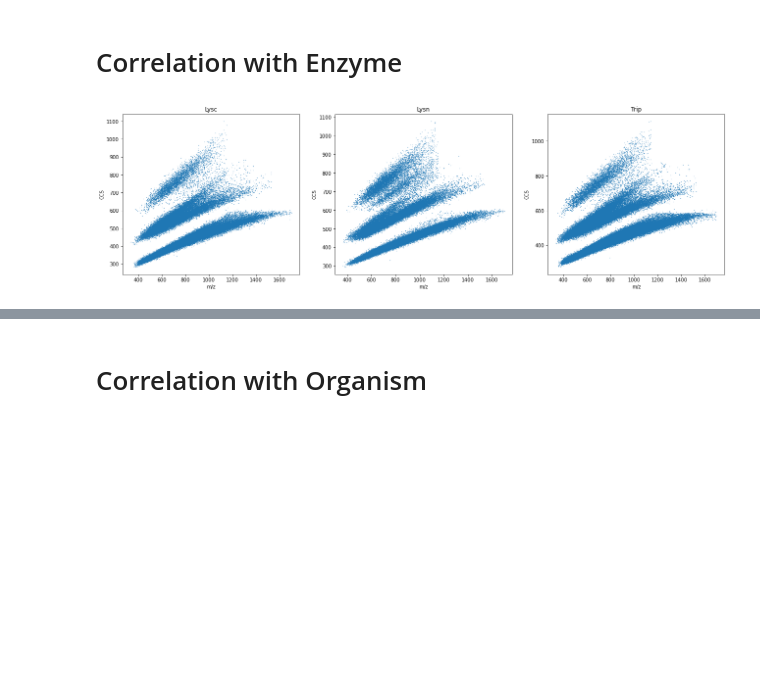
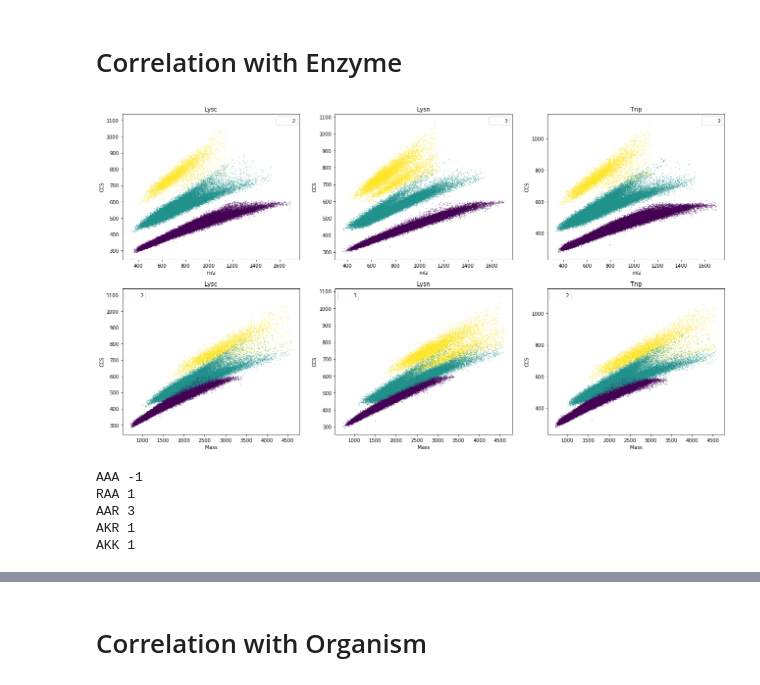
Before and after one commit to jlrestrepol/ccs, a Jupyter notebook: code/populations_separation.ipynb, the cells around one changed output, grey strips where cells are left out. Drawn from its saved outputs; the diff is of its cells as text; code cells hidden in the pictures; blank space fills up the shorter version.

Commit message:
Nb containing attempts to separate the populations within charge state

```diff
--- a/code/populations_separation.ipynb
+++ b/code/populations_separation.ipynb
@@ -19,6 +22,8 @@ The autoreload extension is already loaded. To reload it, use:
 # %%
 df1 = pd.read_csv('../dl_paper/SourceData_Figure_1.csv')
 df4 = pd.read_csv('../dl_paper/SourceData_Figure_4.csv')
+# %%
+df1['Modified sequence'] = df1['Modified sequence'].str.replace("_","")
 # %% [markdown]
 # Correlation with Enzyme
 # %%
@@ -26,11 +31,19 @@ Lysc = df1[df1['Experiment'].str.find('LysC') != -1]
 Lysn = df1[df1['Experiment'].str.find('LysN') != -1]
 Trip = df1[df1['Experiment'].str.find('Trp') != -1]
 # %%
-fig, ax_list = plt.subplots(nrows=1, ncols=3, figsize=(22,6))
-for i, (ax, dfi) in enumerate(zip(ax_list,[Lysc, Lysn, Trip])):
-    ax.scatter(dfi['m/z'], dfi['CCS'], s = 0.1)
+fig, ax_list = plt.subplots(nrows=2, ncols=3, figsize=(22,12))
+
+for i, (ax, dfi) in enumerate(zip(ax_list[0,:],[Lysc, Lysn, Trip])):
+    ax.scatter(dfi['m/z'], dfi['CCS'], s = 0.1, c = dfi['Charge'] )
     ax.set_xlabel('m/z')
     ax.set_ylabel('CCS')
     ax.set_title(f"{['Lysc', 'Lysn', 'Trip'][i]}")
+
+
+for i, (ax, dfi) in enumerate(zip(ax_list[1,:],[Lysc, Lysn, Trip])):
+    ax.scatter(dfi['Mass'], dfi['CCS'], s = 0.1, c = dfi['Charge'])
+    ax.set_xlabel('Mass')
+    ax.set_ylabel('CCS')
+    ax.set_title(f"{['Lysc', 'Lysn', 'Trip'][i]}")
 # %% [output]
-[figure, old version]
+[figure, new version]
@@ -36,0 +65,10 @@ for i, (ax, dfi) in enumerate(zip(ax_list,[Lysc, Lysn, Trip])):
+# %%
+
+for s in ["AAA", "RAA", "AAR", "AKR", "AKK"]:
+    print(s, getMinPosChargeDistance(s))
+# %% [output]
+AAA -1
+RAA 1
+AAR 3
+AKR 1
+AKK 1
```
Also changed, not shown: parts of 26 cells of this notebook.
